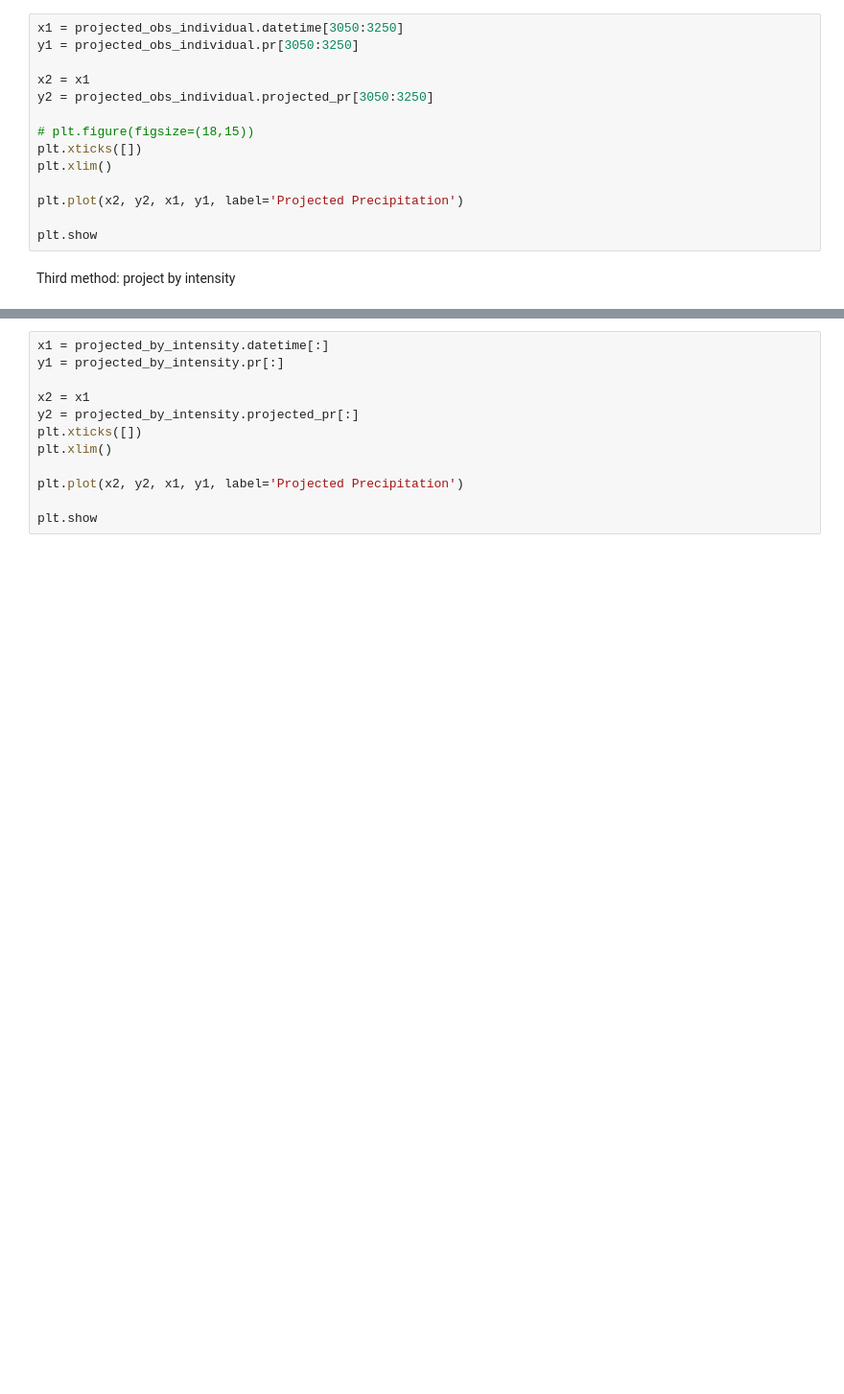
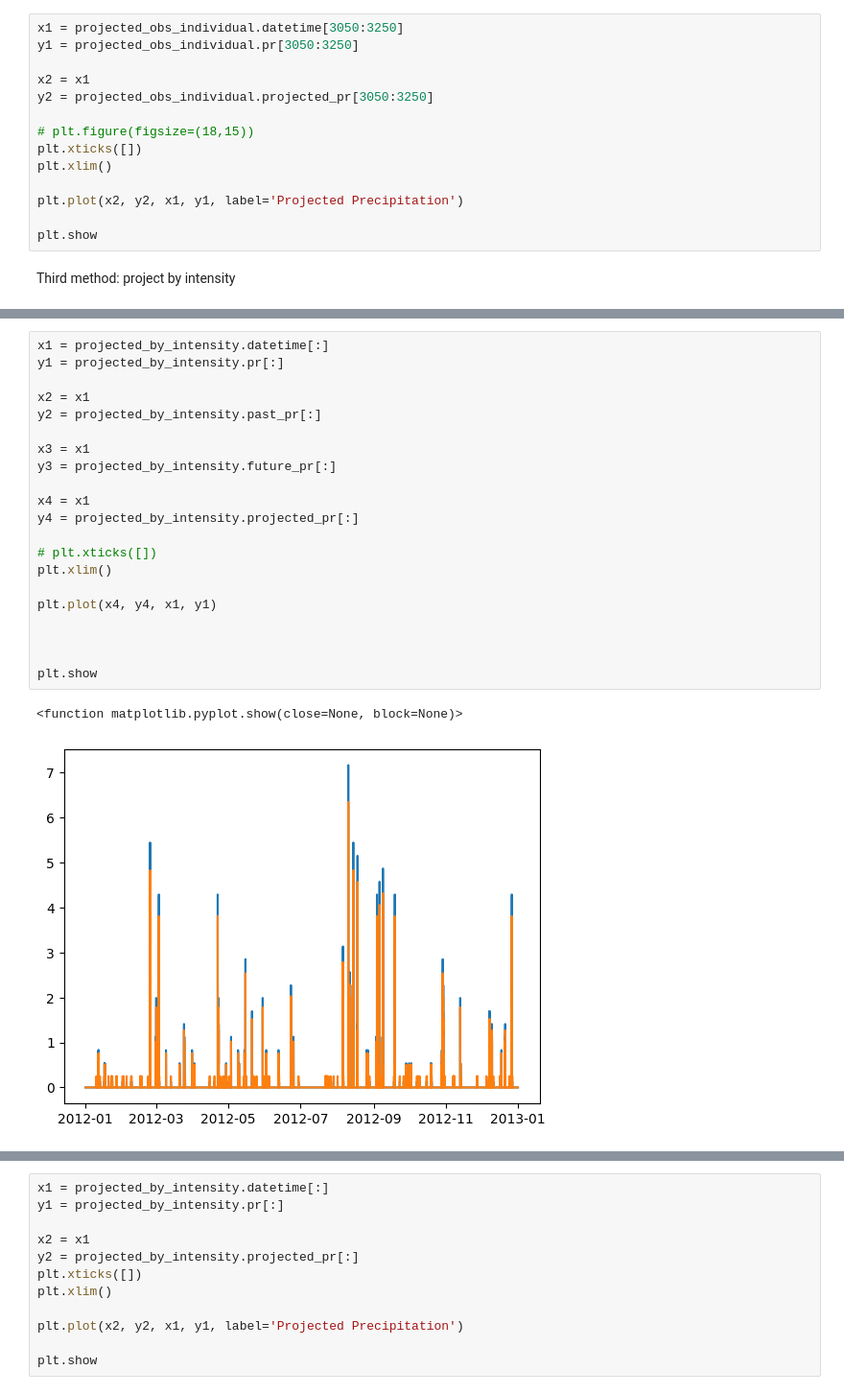
Before and after one commit to AustinFarnum/ClimateChangePrecipitationProjection, a Jupyter notebook: IDF Curves v2.ipynb, the cells around one changed output, grey strips where cells are left out. Shown at 96% size. Drawn from its saved outputs; the diff is of its cells as text; blank space fills up the shorter version.

```diff
--- a/IDF Curves v2.ipynb
+++ b/IDF Curves v2.ipynb
@@ -404,0 +664,24 @@ display(projected_by_intensity)
+# %%
+x1 = projected_by_intensity.datetime[:]
+y1 = projected_by_intensity.pr[:]
+
+x2 = x1
+y2 = projected_by_intensity.past_pr[:]
+
+x3 = x1
+y3 = projected_by_intensity.future_pr[:]
+
+x4 = x1
+y4 = projected_by_intensity.projected_pr[:]
+
+# plt.xticks([])
+plt.xlim()
+
+plt.plot(x4, y4, x1, y1)
+
+
+
+plt.show
+# %% [output]
+<function matplotlib.pyplot.show(close=None, block=None)>
+[figure, added]
```
Also changed, not shown: parts of 20 cells of this notebook, 1 other file.
